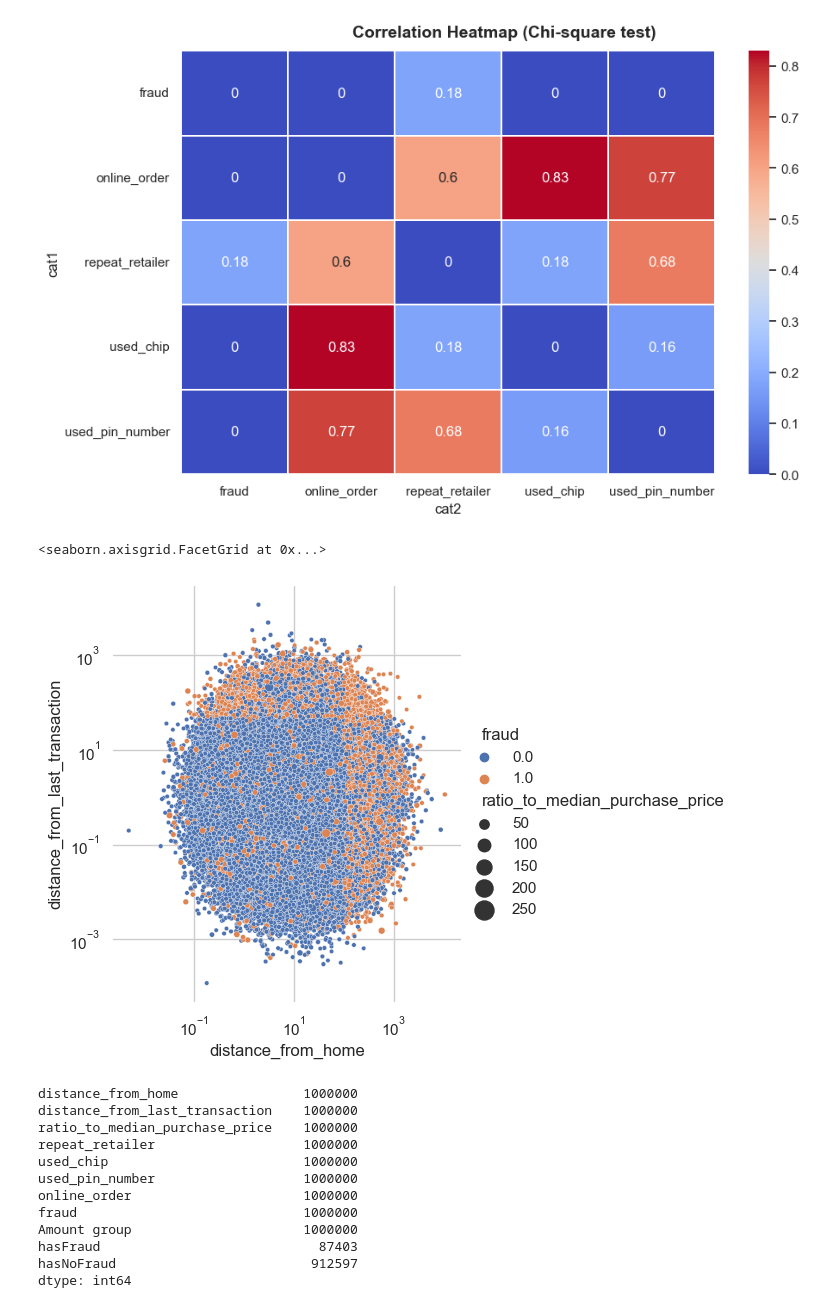
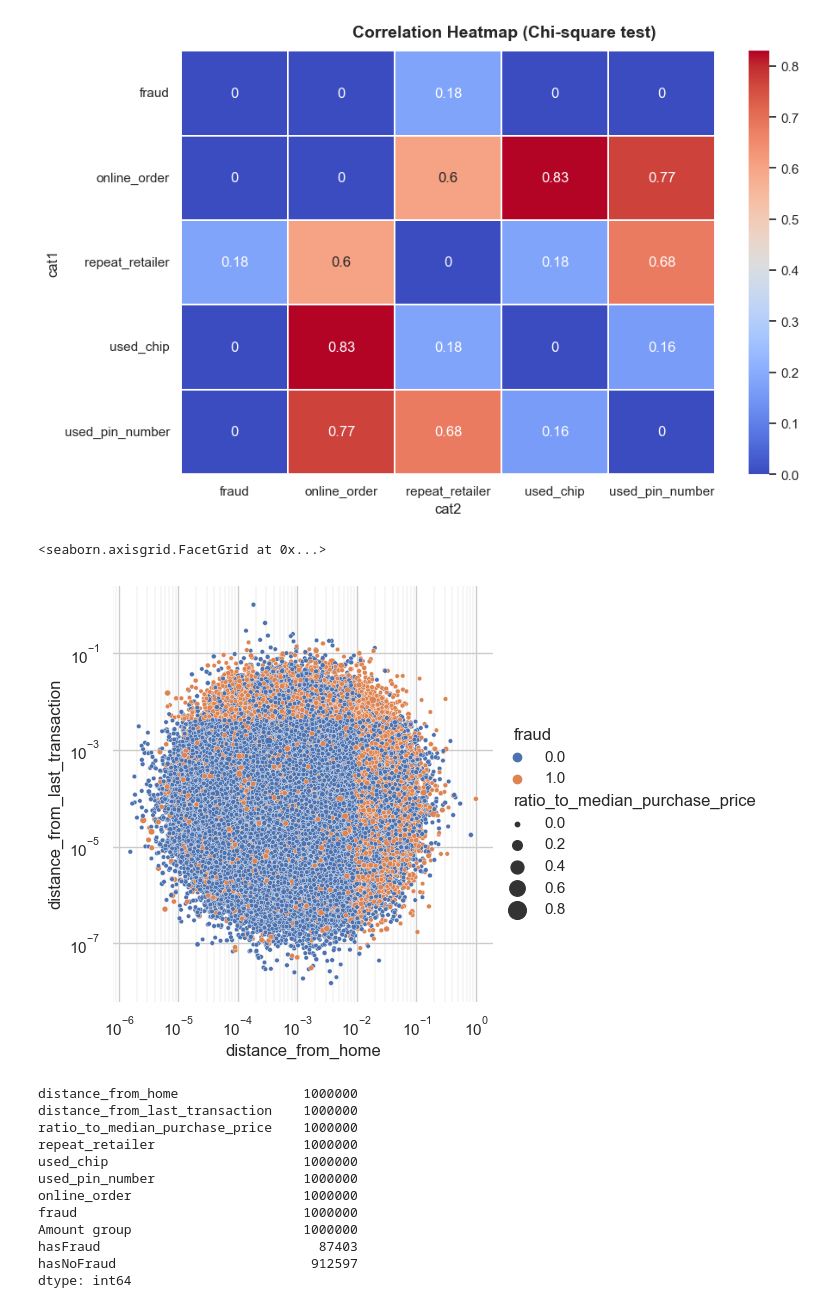
Before and after one commit to MatthiasYeoEeLiang/BT4012-Project, a Jupyter notebook: Group18_BT4012.ipynb, the cells around one changed output. Saved outputs shown, nothing was run; the diff lists cells and outputs as text; code cells hidden in the pictures.

Commit message:
random forest model

```diff
--- a/Group18_BT4012.ipynb
+++ b/Group18_BT4012.ipynb
@@ -63,6 +67,20 @@ used_pin_number                   0
 online_order                      0
 fraud                             0
 dtype: int64
+# %%
+scaler = MinMaxScaler()
+scaled_data = scaler.fit_transform(df)
+scaled_df = pd.DataFrame(scaled_data, columns=['distance_from_home', 'distance_from_last_transaction', 'ratio_to_median_purchase_price', 'repeat_retailer', 'used_chip', 'used_pin_number', 'online_order', 'fraud'])
+scaled_df.head()
+X = scaled_df.iloc[:, :7]
+y = scaled_df.iloc[:, 7:]
+X_train, X_test, y_train, y_test = train_test_split(X, y, test_size=0.2, random_state=1)
+X_train_values = X_train.values
+X_test_values = X_test.values
+y_train_values = y_train.values
+y_test_values = y_test.values
+train_df = X_train
+train_df['fraud'] = y_train_values
 # %%
 #UNIVARIATE ANALYSIS
 #count of fraud and non-fraud cases
@@ -253,19 +271,19 @@ t = fig.suptitle('Correlation Heatmap (Chi-square test)', fontsize=14, fontweigh
 # %%
 sns.set_theme(style="whitegrid")
 
 g = sns.relplot(
-    data=df,
+    data=train_df,
     x='distance_from_home', y='distance_from_last_transaction',
     hue='fraud', size='ratio_to_median_purchase_price',
     sizes=(10, 200),
 )
 g.set(xscale='log', yscale='log')
 g.ax.xaxis.grid(True, "minor", linewidth=.25)
 g.ax.yaxis.grid(True, "minor", linewidth=.25)
 g.despine(left=True, bottom=True)
 # %% [output]
 <seaborn.axisgrid.FacetGrid at 0x...>
-[figure, old version]
+[figure, new version]
 # %%
 df['Amount group'] = pd.cut(df.ratio_to_median_purchase_price, bins=[0,1, 300], labels=['below 1', 'above 1'])
 df['hasFraud'] = df.query('fraud == 1').fraud
```
Also changed, not shown: parts of 3 cells of this notebook.
